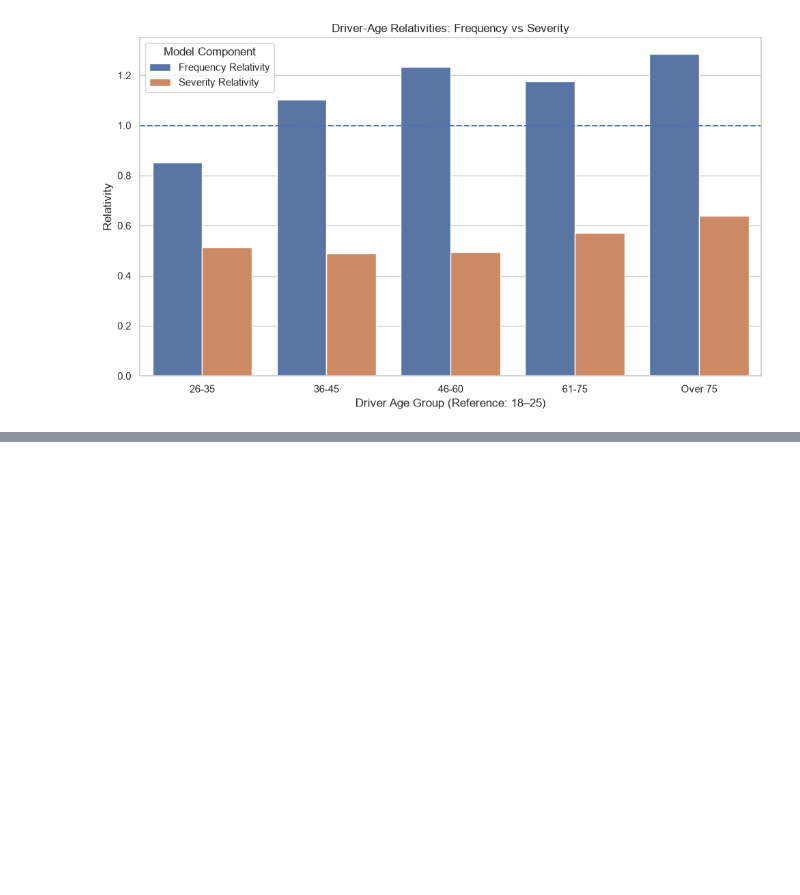
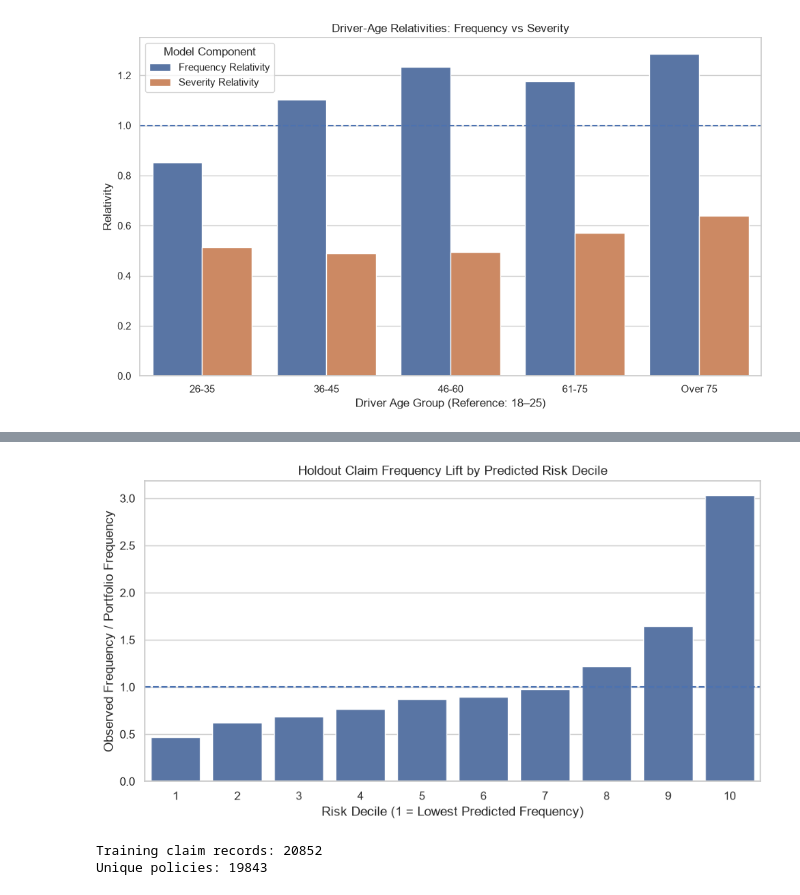
Before and after one commit to prithwirajeco27/Motor-Insurance-Pricing, a Jupyter notebook: motor_insurance_pricing.ipynb, the cells around one changed output, grey strips where cells are left out. Drawn from its saved outputs; the diff is of its cells as text; code cells hidden in the pictures; blank space fills up the shorter version.

```diff
--- a/motor_insurance_pricing.ipynb
+++ b/motor_insurance_pricing.ipynb
@@ -1185,0 +1398,50 @@ plt.show()
+# %%
+import matplotlib.pyplot as plt
+import seaborn as sns
+
+plt.figure(figsize=(9, 5))
+sns.barplot(
+    data=decile_results,
+    x="Risk_Decile",
+    y="Lift_vs_Portfolio"
+)
+plt.axhline(1, linestyle="--")
+plt.title("Holdout Claim Frequency Lift by Predicted Risk Decile")
+plt.xlabel("Risk Decile (1 = Lowest Predicted Frequency)")
+plt.ylabel("Observed Frequency / Portfolio Frequency")
+plt.tight_layout()
+plt.show()
+# %% [output]
+[figure, added]
+# %%
+from sklearn.model_selection import GroupKFold
+from sklearn.metrics import mean_absolute_error, mean_squared_error
+
+train_ids = set(train_data["IDpol"])
+
+severity_train = severity_data[
+    severity_data["IDpol"].isin(train_ids)
+].copy()
+
+severity_train = severity_train[
+    severity_train["ClaimAmount"].gt(0)
+].copy()
+
+severity_formula = """
+ClaimAmount_Capped ~ C(VehPower)
+                   + C(VehAgeGroup)
+                   + C(DrivAgeGroup)
+                   + BonusMalus
+                   + C(VehBrand)
+                   + C(VehGas)
+                   + C(Area)
+                   + np.log(Density)
+                   + C(Region)
+"""
+
+print("Training claim records:", len(severity_train))
+print("Unique policies:",
+      severity_train["IDpol"].nunique())
+# %% [output]
+Training claim records: 20852
+Unique policies: 19843
```
Also changed, not shown: parts of 10 cells of this notebook.
